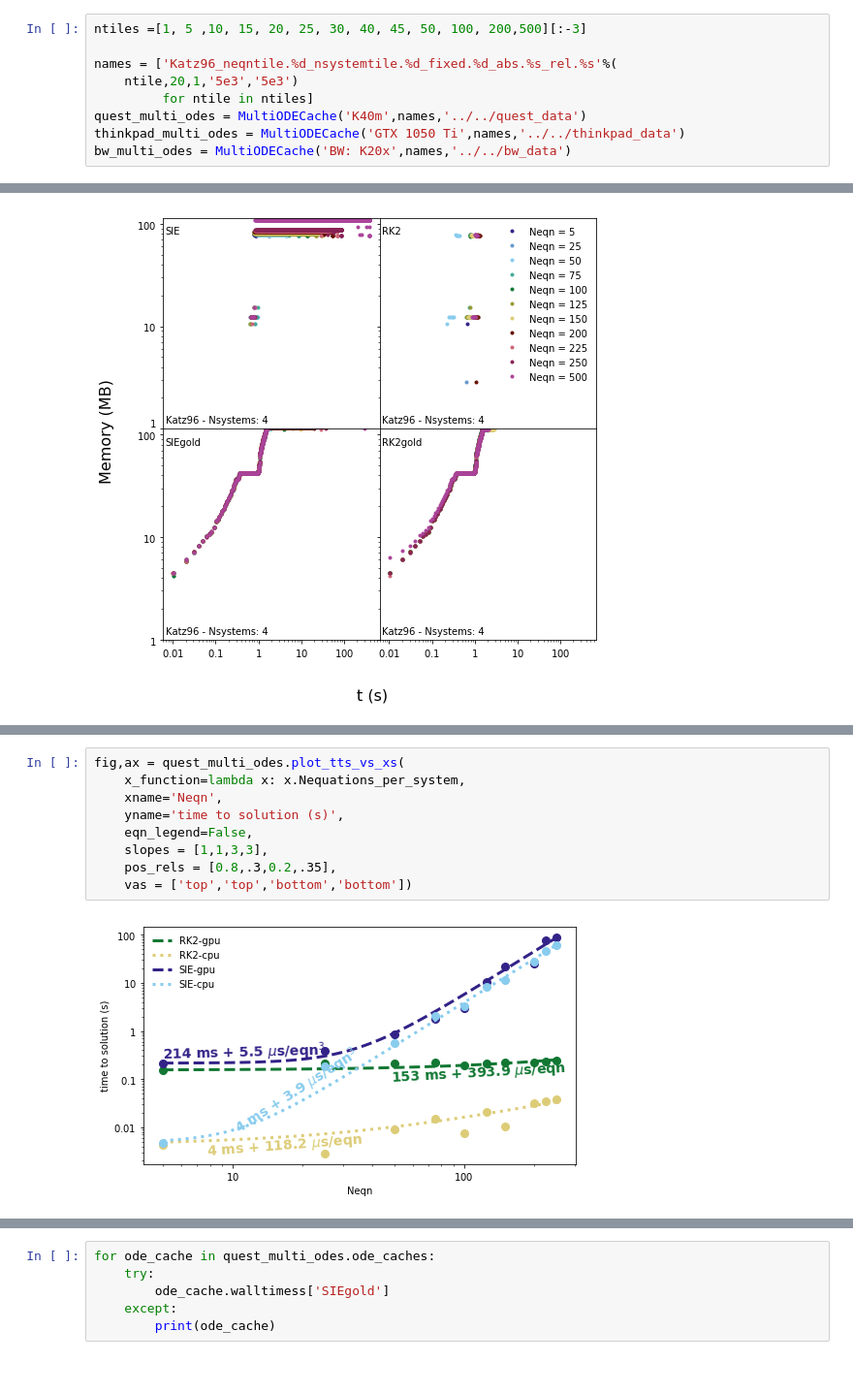
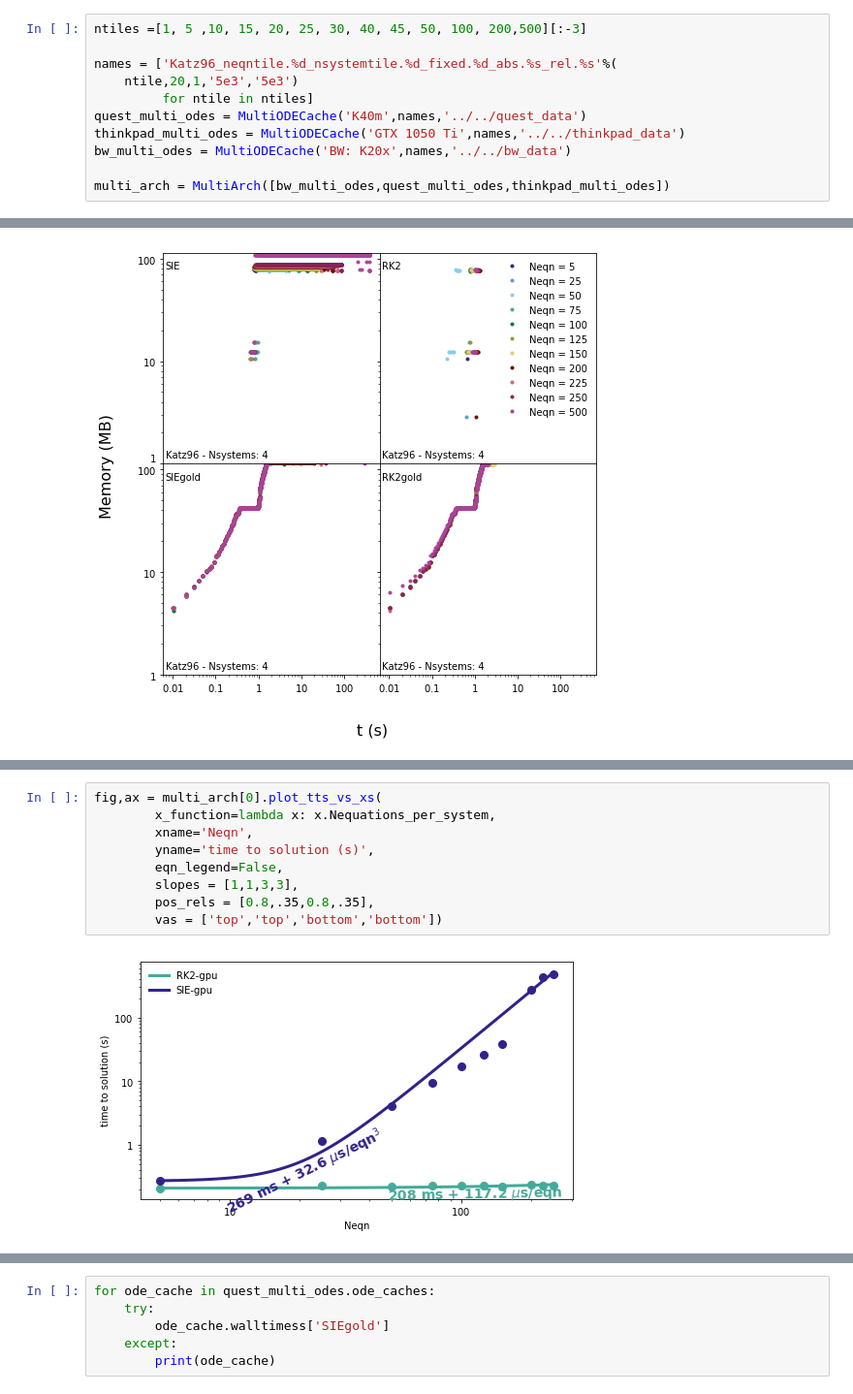
Before and after one commit to agurvich/WIND, a Jupyter notebook: python/ntbks/NtileScaling.ipynb, the cells around one changed output, grey strips where cells are left out. Shown at 97% size. Saved outputs shown, nothing was run; the diff lists cells and outputs as text.

```diff
--- a/python/ntbks/NtileScaling.ipynb
+++ b/python/ntbks/NtileScaling.ipynb
@@ -25,6 +28,8 @@ names = ['Katz96_neqntile.%d_nsystemtile.%d_fixed.%d_abs.%s_rel.%s'%(
 quest_multi_odes = MultiODECache('K40m',names,'../../quest_data')
 thinkpad_multi_odes = MultiODECache('GTX 1050 Ti',names,'../../thinkpad_data')
 bw_multi_odes = MultiODECache('BW: K20x',names,'../../bw_data')
+
+multi_arch = MultiArch([bw_multi_odes,quest_multi_odes,thinkpad_multi_odes])
 # %% [output]
 ../../quest_data/Katz96_neqntile.1_nsystemtile.20_fixed.1_abs.5e3_rel.5e3
 ../../quest_data/Katz96_neqntile.5_nsystemtile.20_fixed.1_abs.5e3_rel.5e3
@@ -57,11 +76,11 @@ multi_odes.plot_memory_usages(
 # %%
-fig,ax = quest_multi_odes.plot_tts_vs_xs(
-    x_function=lambda x: x.Nequations_per_system,
-    xname='Neqn',
-    yname='time to solution (s)',
-    eqn_legend=False,
-    slopes = [1,1,3,3],
-    pos_rels = [0.8,.3,0.2,.35],
-    vas = ['top','top','bottom','bottom'])
+fig,ax = multi_arch[0].plot_tts_vs_xs(
+        x_function=lambda x: x.Nequations_per_system,
+        xname='Neqn',
+        yname='time to solution (s)',
+        eqn_legend=False,
+        slopes = [1,1,3,3],
+        pos_rels = [0.8,.35,0.8,.35],
+        vas = ['top','top','bottom','bottom'])
 # %% [output]
-[figure, old version]
+[figure, new version]
```
Also changed, not shown: parts of 6 cells of this notebook, 3 other files.
